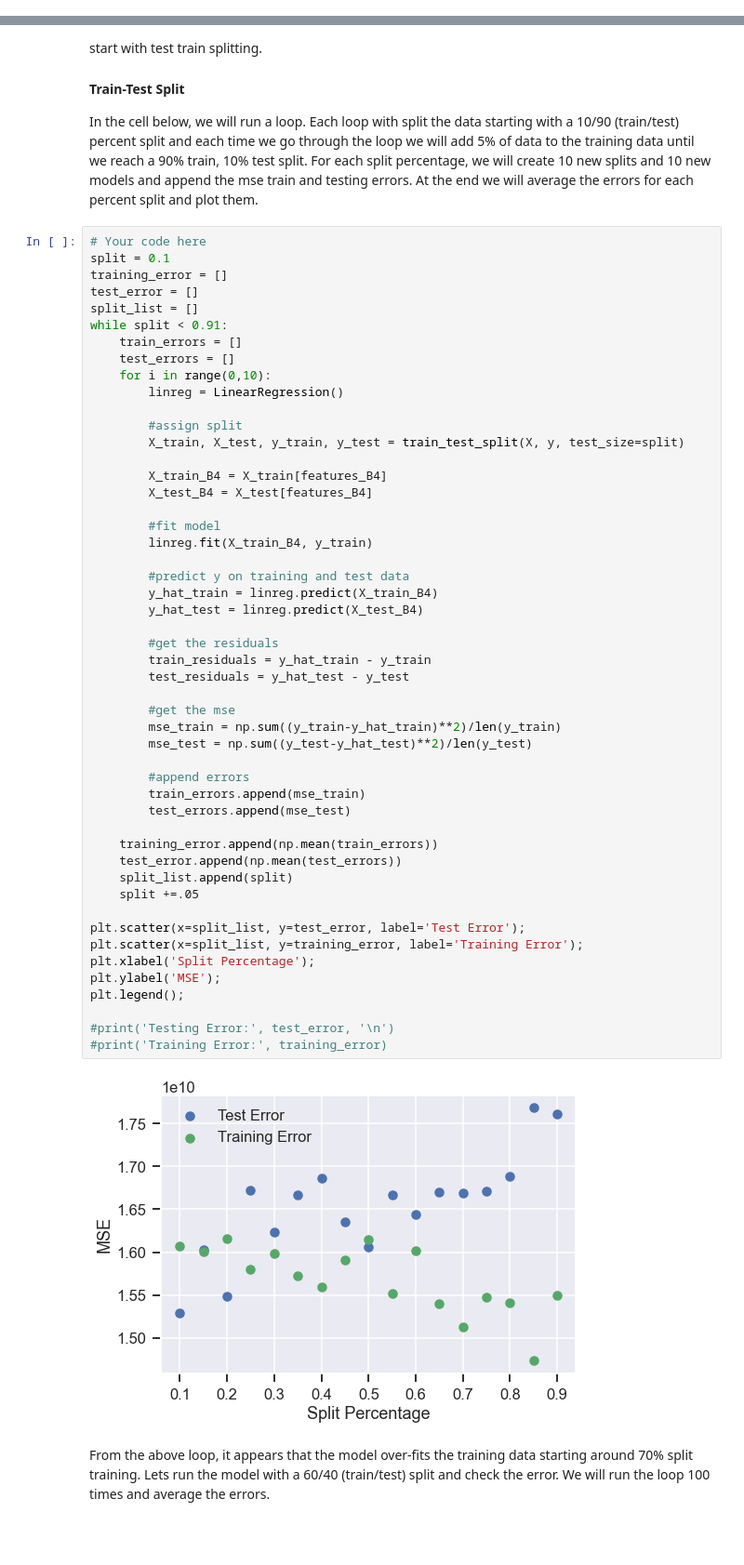
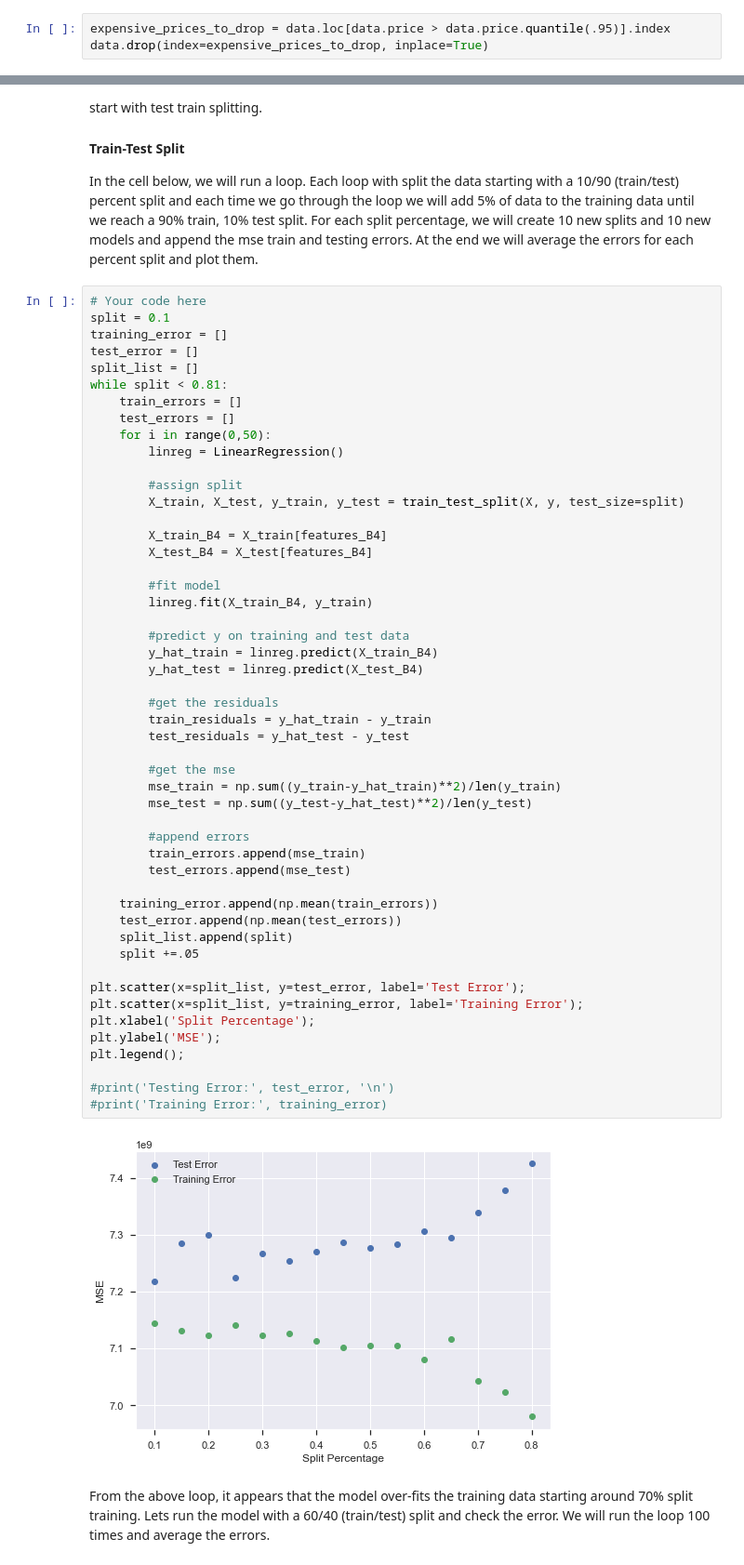
Before and after one commit to EvanHolder/module_2_project_old, a Jupyter notebook: student.ipynb, the cells around one changed output, grey strips where cells are left out. Shown at 93% size. Cells and saved outputs as stored; diff of their text form; blank space fills up the shorter version.

```diff
--- a/student.ipynb
+++ b/student.ipynb
@@ -112,0 +119,3 @@ plt.tight_layout()
+# %%
+expensive_prices_to_drop = data.loc[data.price > data.price.quantile(.95)].index
+data.drop(index=expensive_prices_to_drop, inplace=True)
@@ -877,10 +883,10 @@ split = 0.1
 training_error = []
 test_error = []
 split_list = []
-while split < 0.91:
+while split < 0.81:
     train_errors = []
     test_errors = []
-    for i in range(0,10):
+    for i in range(0,50):
         linreg = LinearRegression()
 
         #assign split
@@ -895,34 +901,34 @@ while split < 0.91:
         #predict y on training and test data
         y_hat_train = linreg.predict(X_train_B4)
         y_hat_test = linreg.predict(X_test_B4)
 
         #get the residuals
         train_residuals = y_hat_train - y_train
         test_residuals = y_hat_test - y_test
 
         #get the mse
         mse_train = np.sum((y_train-y_hat_train)**2)/len(y_train)
         mse_test = np.sum((y_test-y_hat_test)**2)/len(y_test)
 
         #append errors
         train_errors.append(mse_train)
         test_errors.append(mse_test)
 
     training_error.append(np.mean(train_errors))
     test_error.append(np.mean(test_errors))
     split_list.append(split)
     split +=.05
 
 plt.scatter(x=split_list, y=test_error, label='Test Error');
 plt.scatter(x=split_list, y=training_error, label='Training Error');
 plt.xlabel('Split Percentage');
 plt.ylabel('MSE');
 plt.legend();
 
 #print('Testing Error:', test_error, '\n')
 #print('Training Error:', training_error)
 # %% [output]
-[figure, old version]
+[figure, new version]
 # %% [markdown]
 From the above loop, it appears that the model over-fits the training data starting around 70% split training.  Lets run the model with a 60/40 (train/test) split and check the error.  We will run the loop 100 times and average the errors.
 # %%
```
Also changed, not shown: parts of 42 cells of this notebook.
